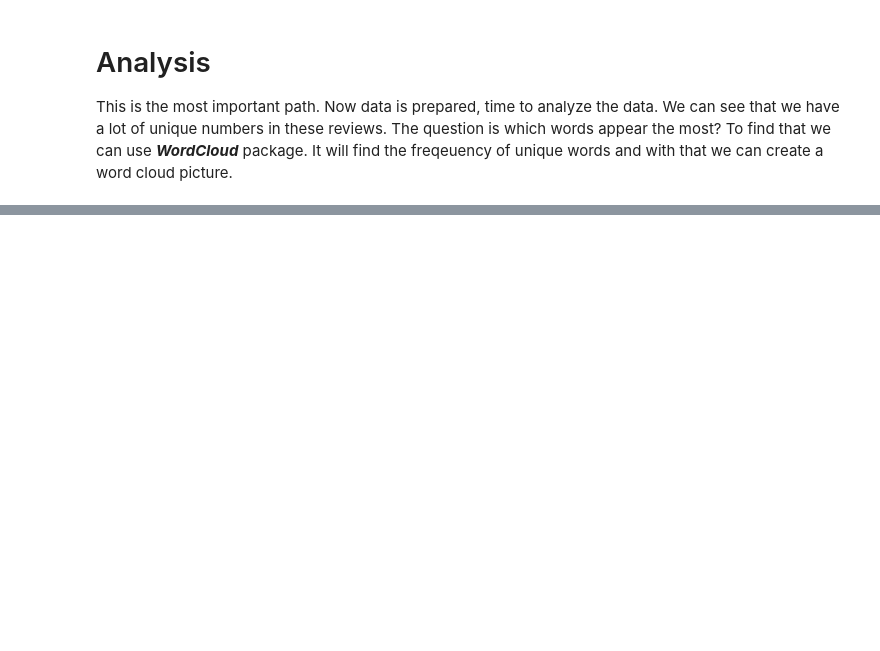
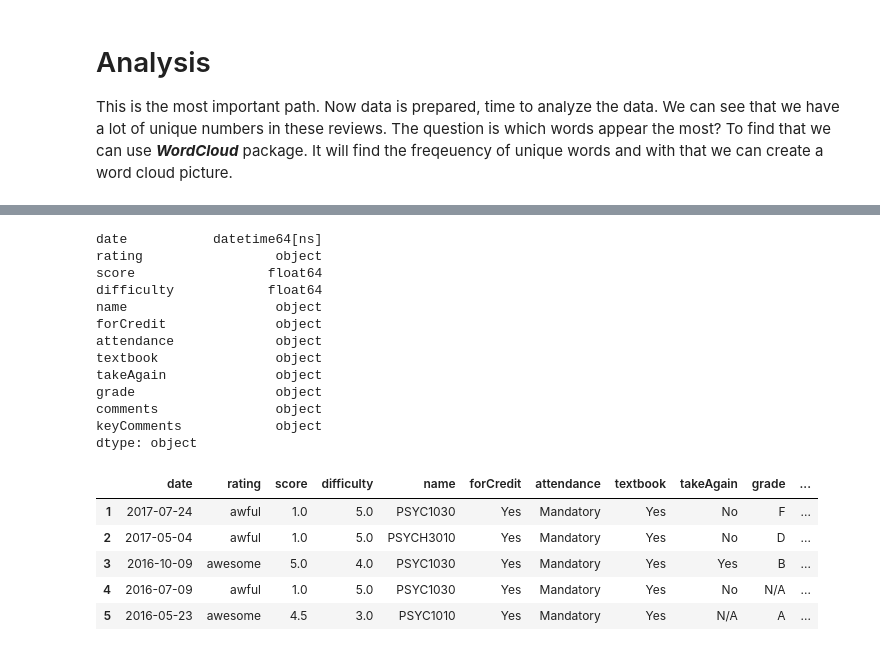
Before and after one commit to sumedhekaru/Analysing-Student-Reviews, a Jupyter notebook: Analysing_student_reviews.ipynb, the cells around one changed output, grey strips where cells are left out. Saved outputs shown, nothing was run; the diff lists cells and outputs as text; code cells hidden in the pictures; blank space fills up the shorter version.

```diff
--- a/Analysing_student_reviews.ipynb
+++ b/Analysing_student_reviews.ipynb
@@ -243,0 +355,27 @@ plt.show()
+# %%
+# Convert numerical data to correct types
+reviewData3.date = pd.to_datetime(reviewData3.date)
+reviewData3.score = reviewData.score.astype(float)
+reviewData3.difficulty = reviewData3.difficulty.astype(float)
+print(reviewData3.dtypes)
+reviewData3.head()
+# %% [output]
+date           datetime64[ns]
+rating                 object
+score                 float64
+difficulty            float64
+name                   object
+forCredit              object
+attendance             object
+textbook               object
+takeAgain              object
+grade                  object
+comments               object
+keyComments            object
+dtype: object
+|  | date | rating | score | difficulty | name | forCredit | attendance | textbook | takeAgain | grade | ... |
+| 1 | 2017-07-24 | awful | 1.0 | 5.0 | PSYC1030 | Yes | Mandatory | Yes | No | F | ... |
+| 2 | 2017-05-04 | awful | 1.0 | 5.0 | PSYCH3010 | Yes | Mandatory | Yes | No | D | ... |
+| 3 | 2016-10-09 | awesome | 5.0 | 4.0 | PSYC1030 | Yes | Mandatory | Yes | Yes | B | ... |
+| 4 | 2016-07-09 | awful | 1.0 | 5.0 | PSYC1030 | Yes | Mandatory | Yes | No | N/A | ... |
+| 5 | 2016-05-23 | awesome | 4.5 | 3.0 | PSYC1010 | Yes | Mandatory | Yes | N/A | A | ... |
```
Also changed, not shown: parts of 14 cells of this notebook.
